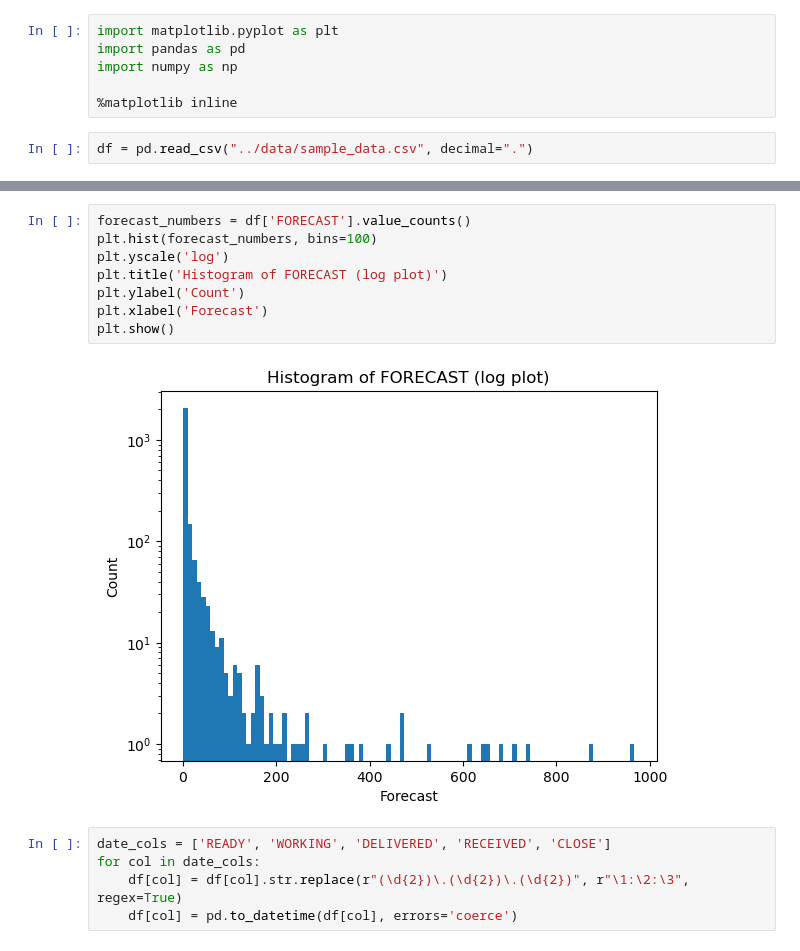
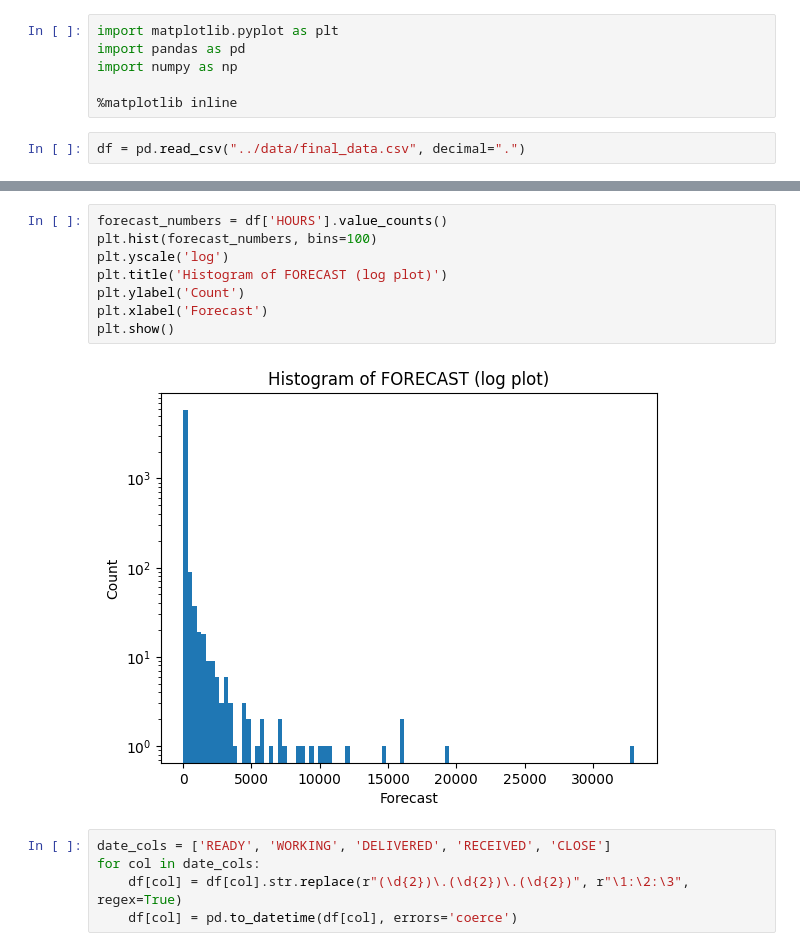
Before and after one commit to tomiock/TARS, a Jupyter notebook: notebooks/data_enhanced.ipynb, the cells around one changed output, grey strips where cells are left out. Saved outputs shown, nothing was run; the diff lists cells and outputs as text.

```diff
--- a/notebooks/data_enhanced.ipynb
+++ b/notebooks/data_enhanced.ipynb
@@ -5,7 +5,7 @@ import numpy as np
 
 %matplotlib inline
 # %%
-df = pd.read_csv("../data/sample_data.csv", decimal=".")
+df = pd.read_csv("../data/final_data.csv", decimal=".")
 # %%
 df.describe()
 # %% [output]
@@ -37,13 +37,13 @@ df['SOURCE_LANG'].value_counts().plot(kind='bar')
 # %%
-forecast_numbers = df['FORECAST'].value_counts()
+forecast_numbers = df['HOURS'].value_counts()
 plt.hist(forecast_numbers, bins=100)
 plt.yscale('log')
 plt.title('Histogram of FORECAST (log plot)')
 plt.ylabel('Count')
 plt.xlabel('Forecast')
 plt.show()
 # %% [output]
-[figure, old version]
+[figure, new version]
 # %%
 date_cols = ['READY', 'WORKING', 'DELIVERED', 'RECEIVED', 'CLOSE']
 for col in date_cols:
```
Also changed, not shown: parts of 20 cells of this notebook, 9 other files.
